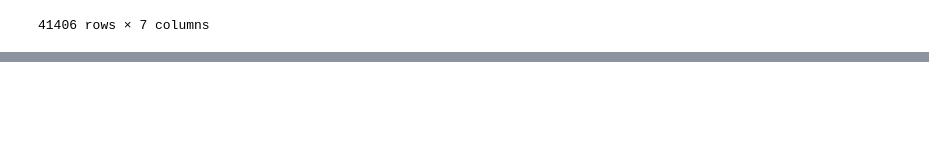
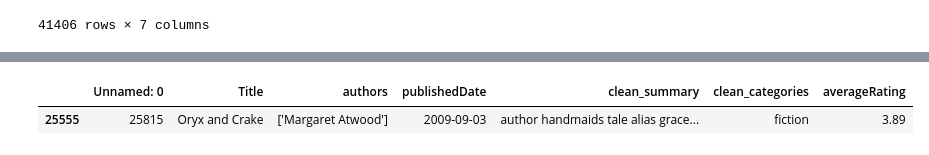
Before and after one commit to liljayr/CompTools, a Jupyter notebook: Data/model.ipynb, the cells around one changed output, grey strips where cells are left out. Drawn from its saved outputs; the diff is of its cells as text; code cells hidden in the pictures; blank space fills up the shorter version.

```diff
--- a/Data/model.ipynb
+++ b/Data/model.ipynb
@@ -63,14 +130,18 @@ file1['clean_summary'] = file1['clean_summary'].apply(lambda x: clean_books(x))
 # %%
 
-import io
-from nltk.corpus import stopwords
-from nltk.tokenize import word_tokenize
+# import io
+# from nltk.corpus import stopwords
+# from nltk.tokenize import word_tokenize
 
+# Remove all stop words (i.e. "the, is, are")
 stop_words = set(stopwords.words('english'))
 for index, row in file1["clean_summary"].iteritems():
     if  isinstance(row, str):
-        cat_arr = row.split(" ")
-        for word in cat_arr:
+        sum_arr = row.split(" ")
+        for word in sum_arr:
             if word in stop_words:
-                cat_arr.remove(word)
-        file1['clean_summary'].loc[index] = cat_arr
+                sum_arr.remove(word)
+        sum_str = ' '.join(sum_arr)
+        file1['clean_summary'].loc[index] = sum_str
+# TODO change this so that the clean_summary has a string and not an array
+# print(file1.head(3)['clean_summary'])
@@ -93,6 +157,6 @@ file1
 # %%
-file1['clean_summary'] = file1['clean_summary'].apply(lambda x: listToString(x))
-file1
+# file1['clean_summary'] = file1['clean_summary'].apply(lambda x: listToString(x))
+# file1
 # %% [output]
 |  | Unnamed: 0 | Title | authors | publishedDate | clean_summary | clean_categories | averageRating |
 | 0 | 0 | The Church of Christ: A Biblical ... | ['Everett Ferguson'] | 1996 | in the church of christ a biblica... | religion | 4.50 |
@@ -193,0 +305,5 @@ Raisin Rodriguez and the Big-Time Smooch
+# %%
+file1.loc[file1['Title'] == "Oryx and Crake"]
+# %% [output]
+|  | Unnamed: 0 | Title | authors | publishedDate | clean_summary | clean_categories | averageRating |
+| 25555 | 25815 | Oryx and Crake | ['Margaret Atwood'] | 2009-09-03 | author handmaids tale alias grace... | fiction | 3.89 |
```
Also changed, not shown: parts of 22 cells of this notebook, 1 other file.
